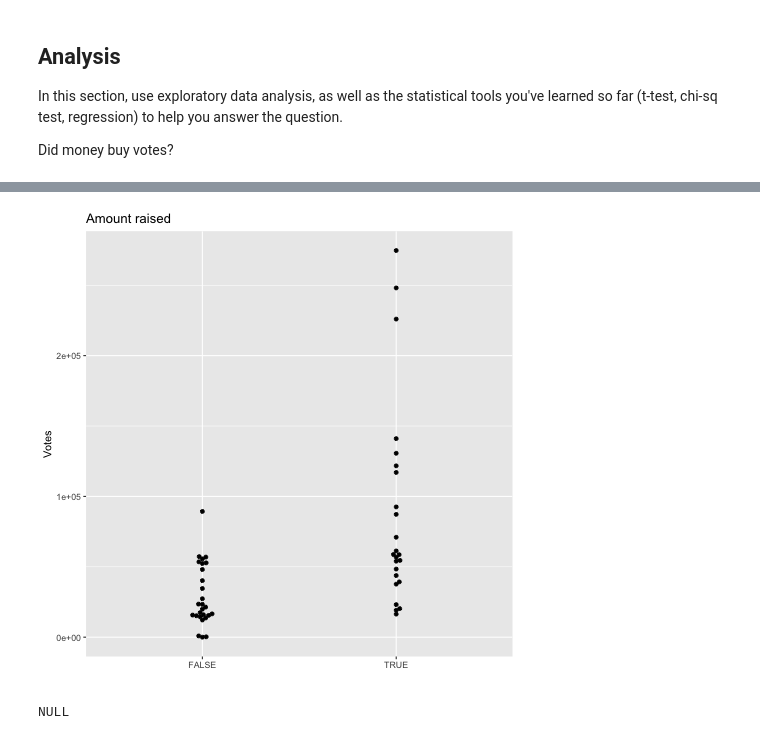
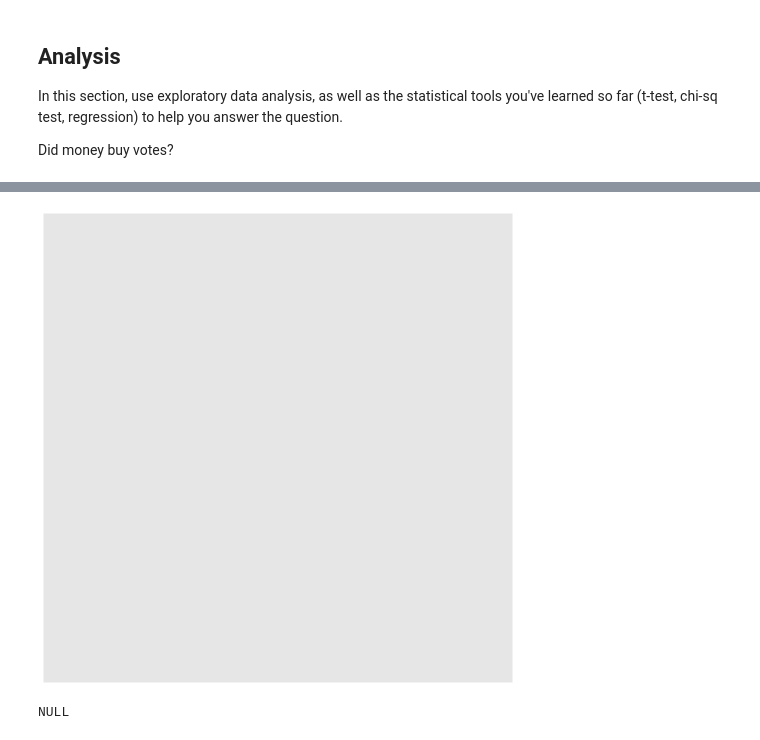
Before and after one commit to data4news/dollars-to-votes-sf-2024, a Jupyter notebook: notebook.ipynb, the cells around one changed output, grey strips where cells are left out. Saved outputs shown, nothing was run; the diff lists cells and outputs as text; code cells hidden in the pictures.

```diff
--- a/notebook.ipynb
+++ b/notebook.ipynb
@@ -114,15 +106,9 @@ ggplot(df) +
-# %%
-%%R
-
-library(ggbeeswarm)
-
-
-ggplot(df) +
-    aes(x=won, y=amount_raised) +
-    geom_beeswarm() +
-    labs(title="Amount raised", x="", y="Votes")
-# %% [output]
-[figure, removed]
+# %%
+%%R
+
+ggplot(df)
+# %% [output]
+[figure, added]
 # %%
 %%R
 
```
Also changed, not shown: parts of 8 cells of this notebook.
